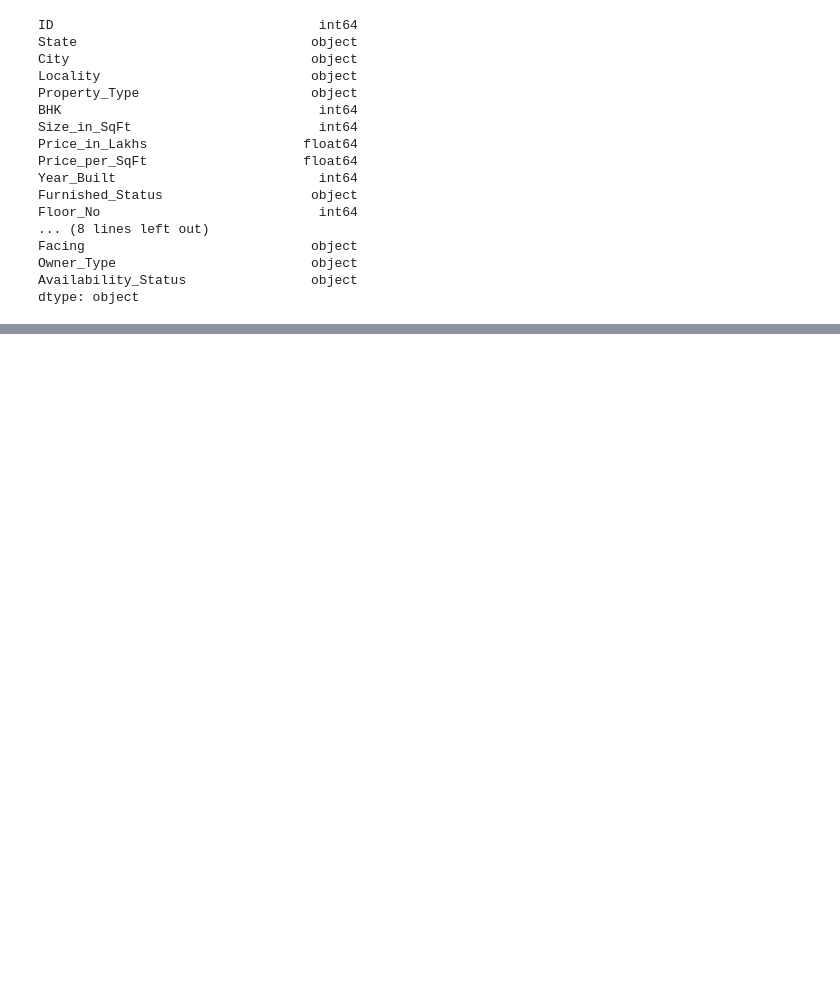
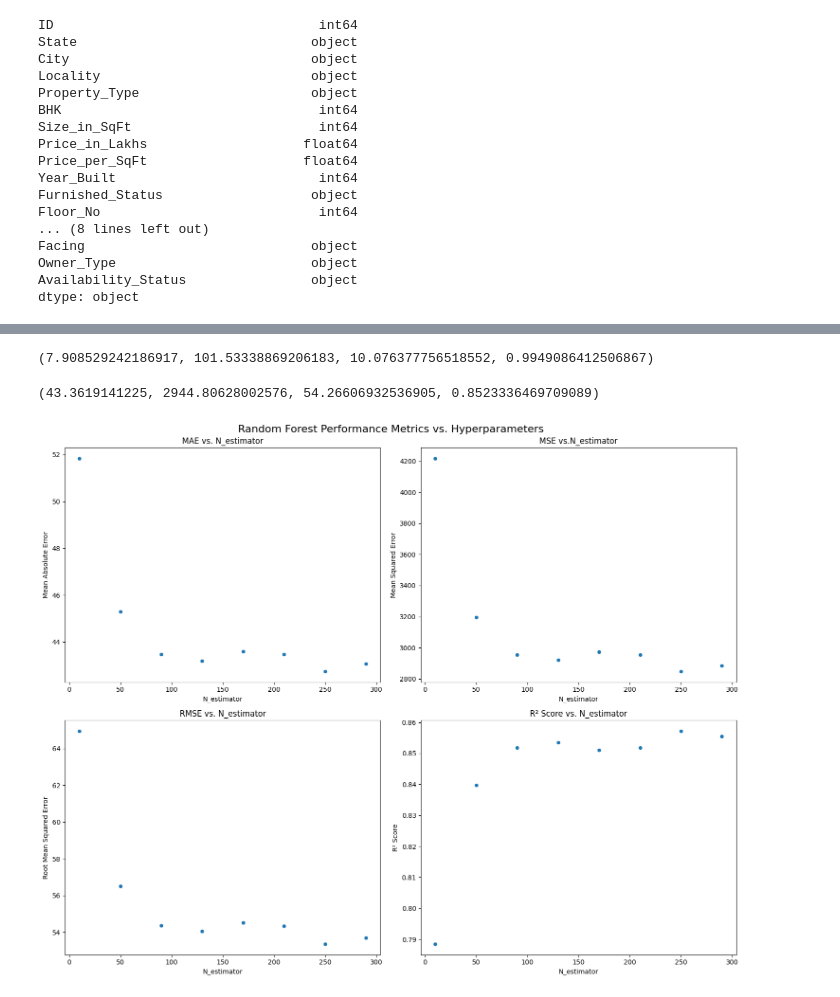
Before and after one commit to Krishnakanth834/india-home-price-ml, a Jupyter notebook: notebook.ipynb, the cells around one changed output, grey strips where cells are left out. Drawn from its saved outputs; the diff is of its cells as text; code cells hidden in the pictures; blank space fills up the shorter version.

```diff
--- a/notebook.ipynb
+++ b/notebook.ipynb
@@ -64,0 +319,9 @@ dtype: object
+# %%
+#Choosing Leaf = 15 and depth = 20 since the scores are improving as depth increases
+dt = DecisionTreeRegressor(max_depth=20, min_samples_leaf=15, random_state=1)
+dt.fit(X_train, y_train)
+y_pred = dt.predict(X_val)
+mae, mse, rmse, r2 = evaluate_model(y_val, y_pred)
+mae, mse, rmse, r2
+# %% [output]
+(7.908529242186917, 101.53338869206183, 10.076377756518552, 0.9949086412506867)
@@ -64,0 +336,52 @@ dtype: object
+# %%
+############ Random Forest ############
+
+rf = RandomForestRegressor(random_state=1, n_jobs=-1, max_features='sqrt')
+rf.fit(X_train, y_train)
+y_pred = rf.predict(X_val)
+mae, mse, rmse, r2 = evaluate_model(y_val, y_pred)
+mae, mse, rmse, r2
+# %% [output]
+(43.3619141225, 2944.80628002576, 54.26606932536905, 0.8523336469709089)
+# %%
+#Tuning N_estimator
+
+scores = []
+
+for n in range(10, 301, 40): # going to 200 with 40 steps
+    rf = RandomForestRegressor(n_estimators=n, random_state=1, n_jobs=-1, max_features='sqrt')
+    rf.fit(X_train, y_train)
+    y_pred = rf.predict(X_val)
+    mae, mse, rmse, r2 = evaluate_model(y_val, y_pred)
+    mae, mse, rmse, r2
+    scores.append((n, mae, mse, rmse, r2))
+# %%
+df_scores = pd.DataFrame(scores, columns=['n_estimator', 'mae', 'mse', 'rmse', 'r2'])
+# %%
+fig, axes = plt.subplots(2, 2, figsize=(15, 12))
+fig.suptitle('Random Forest Performance Metrics vs. Hyperparameters', fontsize=16)
+
+sns.scatterplot(data=df_scores, x='n_estimator', y='mae', ax=axes[0,0], marker='o')
+axes[0,0].set_title('MAE vs. N_estimator')
+axes[0,0].set_xlabel('N_estimator')
+axes[0,0].set_ylabel('Mean Absolute Error')
+
+sns.scatterplot(data=df_scores, x='n_estimator', y='mse', ax=axes[0,1], marker='o')
+axes[0,1].set_title('MSE vs.N_estimator')
+axes[0,1].set_xlabel('N_estimator')
+axes[0,1].set_ylabel('Mean Squared Error')
+
+sns.scatterplot(data=df_scores, x='n_estimator', y='rmse', ax=axes[1,0], marker='o')
+axes[1,0].set_title('RMSE vs. N_estimator')
+axes[1,0].set_xlabel('N_estimator')
+axes[1,0].set_ylabel('Root Mean Squared Error')
+
+sns.scatterplot(data=df_scores, x='n_estimator', y='r2', ax=axes[1,1], marker='o')
+axes[1,1].set_title('R² Score vs. N_estimator')
+axes[1,1].set_xlabel('N_estimator')
+axes[1,1].set_ylabel('R² Score')
+
+plt.tight_layout()
+plt.show()
+# %% [output]
+[figure, added]
```
Also changed, not shown: parts of 37 cells of this notebook.
